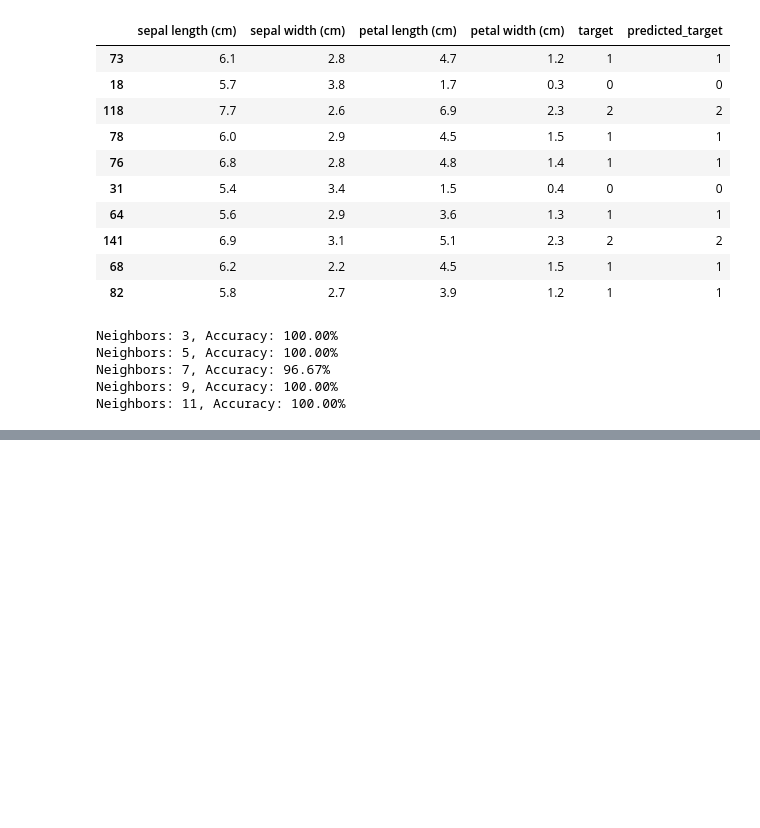
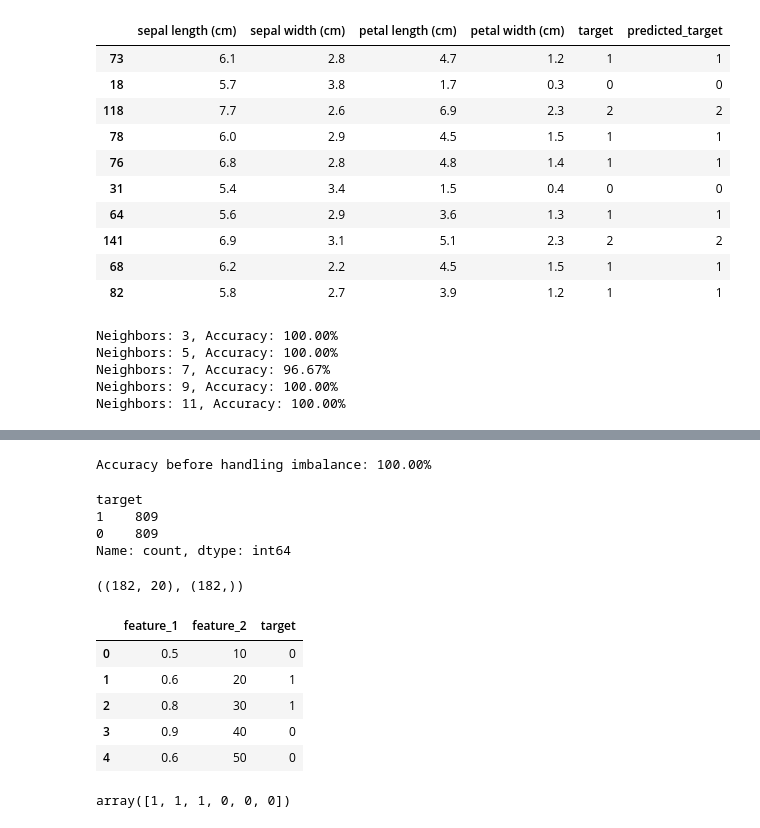
Before and after one commit to rahul8879/harika_ai, a Jupyter notebook: machine_learning/01_KNN_basic.ipynb, the cells around one changed output, grey strips where cells are left out. Cells and saved outputs as stored; diff of their text form; code cells hidden in the pictures; blank space fills up the shorter version.

```diff
--- a/machine_learning/01_KNN_basic.ipynb
+++ b/machine_learning/01_KNN_basic.ipynb
@@ -94,3 +95,82 @@ df_diabetes.head(2)
 |  | age | sex | bmi | bp | s1 | s2 | s3 | s4 | s5 | s6 | target |
 | 0 | 0.038076 | 0.050680 | 0.061696 | 0.021872 | -0.044223 | -0.034821 | -0.043401 | -0.002592 | 0.019907 | -0.017646 | 151.0 |
 | 1 | -0.001882 | -0.044642 | -0.051474 | -0.026328 | -0.008449 | -0.019163 | 0.074412 | -0.039493 | -0.068332 | -0.092204 | 75.0 |
+# %%
+from sklearn.datasets import make_classification
+
+# imbalanced dataset
+X, y = make_classification(n_classes=2, class_sep=2,
+                           weights=[0.90, 0.1], n_informative=1, n_redundant=1, flip_y=0,
+                           n_features=20, n_clusters_per_class=1,
+                           n_samples=1000, random_state=10)
+
+
+# doc for make_classification
+# https://scikit-learn.org/stable/modules/generated/sklearn.datasets.make_classification.html
+
+imbalance_data = pd.DataFrame(X)
+imbalance_data['target'] = y
+
+
+model = KNeighborsClassifier(n_neighbors=5)
+
+X_train, X_test, y_train, y_test = train_test_split(X, y, test_size=0.1, random_state=42)
+
+model.fit(X_train, y_train)
+y_pred = model.predict(X_test)
+accuracy = accuracy_score(y_test, y_pred)
+print(f"Accuracy before handling imbalance: {accuracy * 100:.2f}%")
+# %% [output]
+Accuracy before handling imbalance: 100.00%
+# %%
+# oversampling using SMOTE
+smote = SMOTE(random_state=42)
+X_resampled, y_resampled = smote.fit_resample(X_train, y_train)
+
+# shape after resampling
+X_resampled.shape, y_resampled.shape
+
+balanced_df = pd.DataFrame(X_resampled)
+balanced_df['target'] = y_resampled
+balanced_df.target.value_counts()
+# %% [output]
+target
+1    809
+0    809
+Name: count, dtype: int64
+# %%
+# undersampling using RandomUnderSampler
+rus = RandomUnderSampler(sampling_strategy='majority', random_state=42)
+X_resampled_under, y_resampled_under = rus.fit_resample(X_train, y_train
+)
+# shape after undersampling
+X_resampled_under.shape, y_resampled_under.shape
+# %% [output]
+((182, 20), (182,))
+# %%
+# create the data with feature in different scale
+import numpy as np
+data = pd.DataFrame({
+    'feature_1': [0.5, 0.6, 0.8, 0.9, 0.6,0.88],
+    'feature_2': [10,20,30,40,50,60],
+    'target': np.random.choice([0, 1], size=6)
+})
+
+data.head()
+# %% [output]
+|  | feature_1 | feature_2 | target |
+| 0 | 0.5 | 10 | 0 |
+| 1 | 0.6 | 20 | 1 |
+| 2 | 0.8 | 30 | 1 |
+| 3 | 0.9 | 40 | 0 |
+| 4 | 0.6 | 50 | 0 |
+# %%
+# train ghe model
+model = KNeighborsClassifier(n_neighbors=3)
+X = data[['feature_1', 'feature_2']]
+y = data['target']
+model.fit(X, y)
+y_pred = model.predict(X)
+y_pred
+# %% [output]
+array([1, 1, 1, 0, 0, 0])
```
Also changed, not shown: parts of 3 cells of this notebook, 2 other files.
